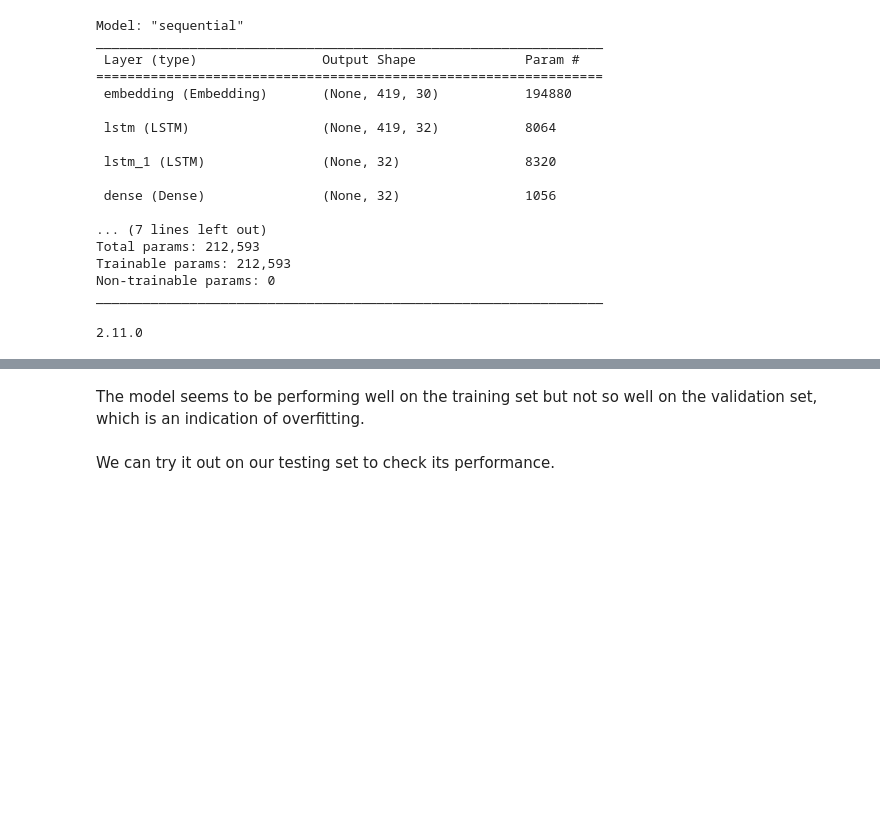
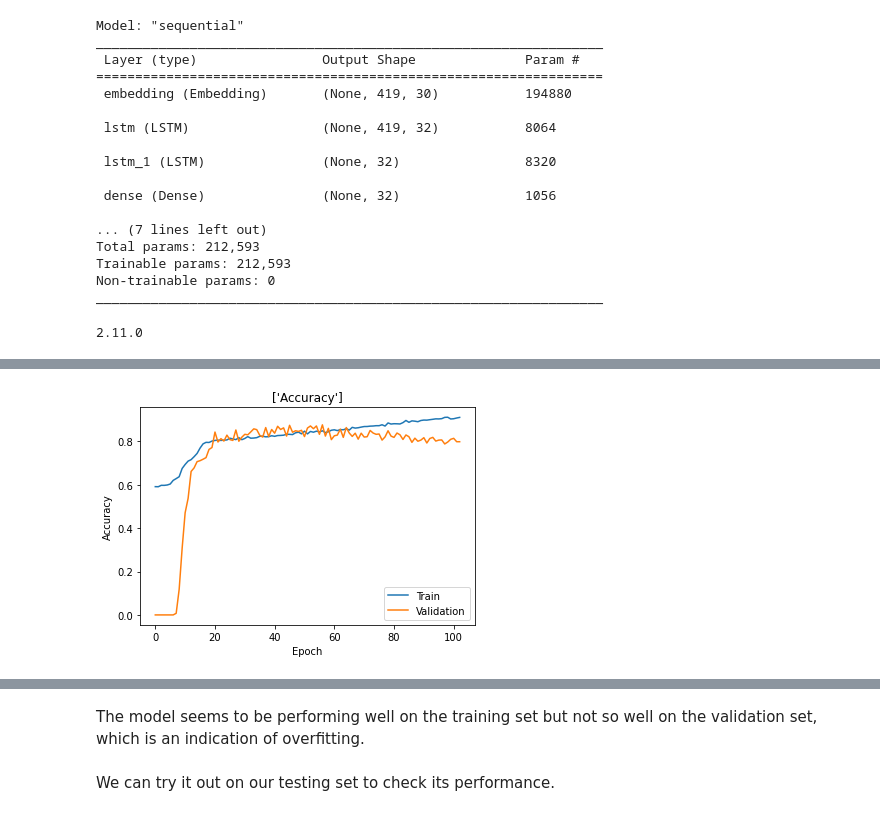
Before and after one commit to kimdesok/Korean_Voice_Phishing_Detection, a Jupyter notebook: Spam_Classification_LSTM.ipynb, the cells around one changed output, grey strips where cells are left out. Drawn from its saved outputs; the diff is of its cells as text; code cells hidden in the pictures; blank space fills up the shorter version.

```diff
--- a/Spam_Classification_LSTM.ipynb
+++ b/Spam_Classification_LSTM.ipynb
@@ -303,11 +319,13 @@ Epoch 1/200
 # %%
 plt.plot(history.history['accuracy'])
 plt.plot(history.history['val_accuracy'])
 plt.title(['Accuracy'])
 plt.ylabel('Accuracy')
 plt.xlabel('Epoch')
-plt.legend(['Train','Validation'], loc='upper left')
+plt.legend(['Train','Validation'], loc='lower right')
 plt.show()
+# %% [output]
+[figure, added]
 # %%
 plt.plot(history.history['loss'])
 plt.plot(history.history['val_loss'])
```
Also changed, not shown: parts of 6 cells of this notebook.
